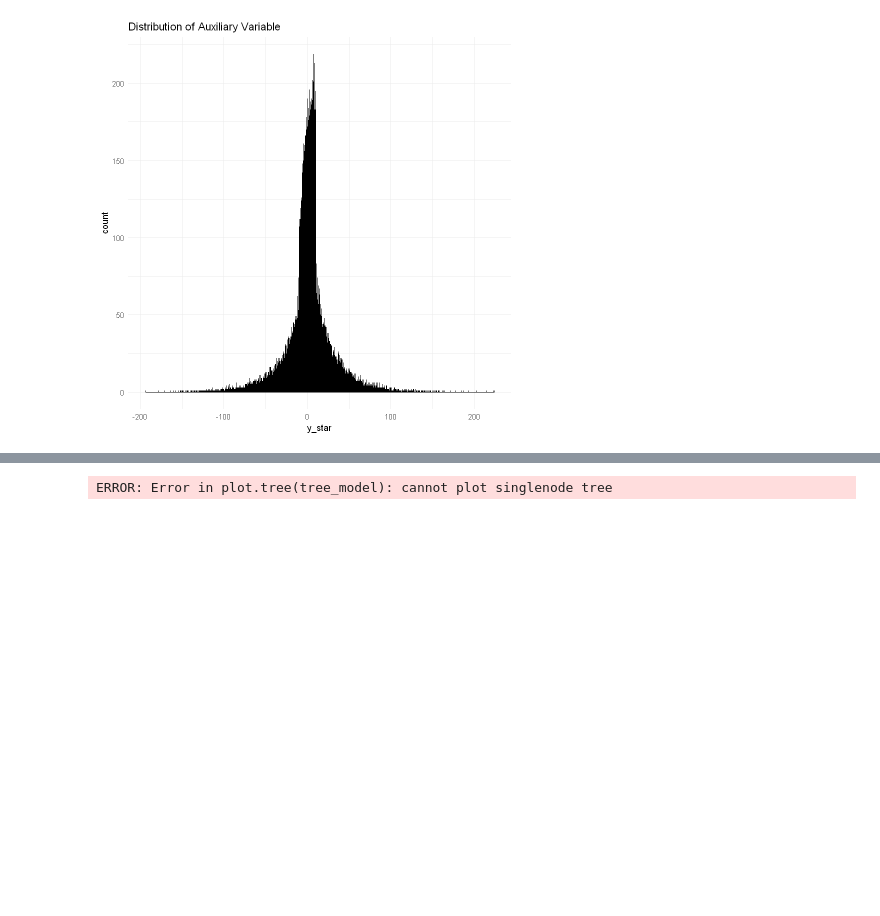
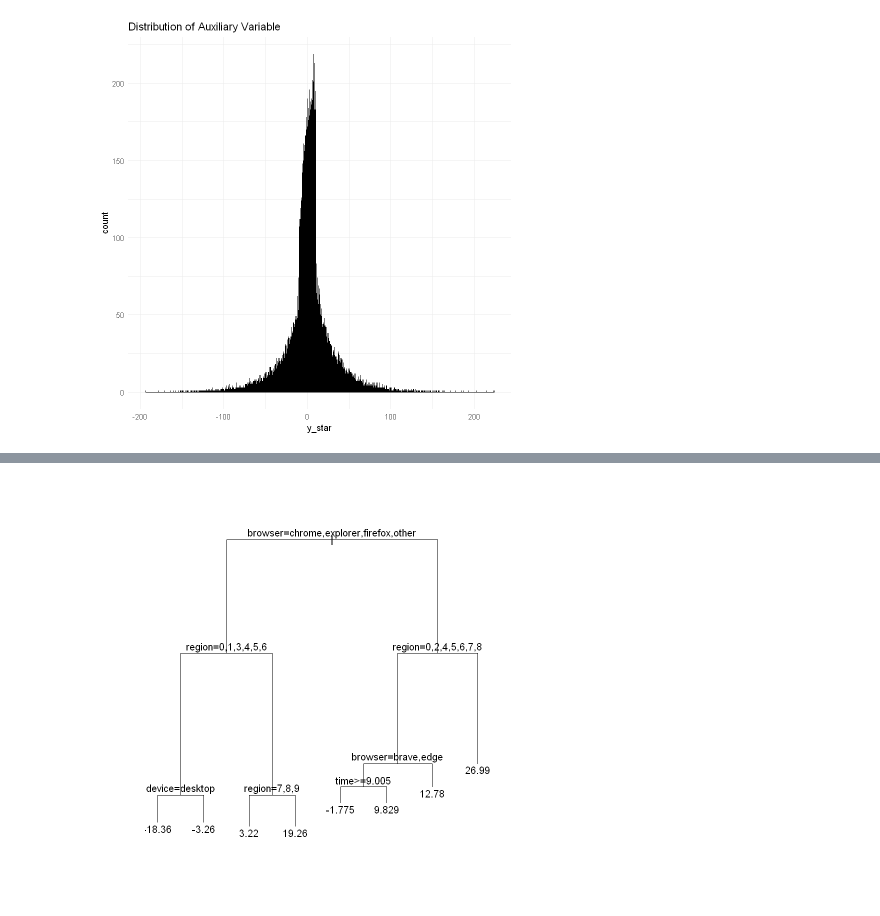
Before and after one commit to d2cml-ai/CausalAI-Course, a Jupyter notebook: Labs/PD/PD10/R.ipynb, the cells around one changed output, grey strips where cells are left out. Drawn from its saved outputs; the diff is of its cells as text; code cells hidden in the pictures; blank space fills up the shorter version.

```diff
--- a/Labs/PD/PD10/R.ipynb
+++ b/Labs/PD/PD10/R.ipynb
@@ -56,11 +112,13 @@ X <- c('time', 'device', 'browser', 'region')
+# %%
+X <- colnames(Xi)
 # %%
 # Load necessary packages
 # install.packages("ggplot2")
 library(ggplot2)
 
 # Fit the logistic regression model to predict propensity scores
-logistic_model <- glm(discount ~ ., data = df[,c(X,'discount')], family = binomial)
-df$pscore <- predict(logistic_model, df[X], type = "response")
+logistic_model <- glm(discount ~ ., data = df2[,c(X,'discount')], family = binomial)
+df$pscore <- predict(logistic_model, df2[X], type = "response")
 
 # Plot the histogram with ggplot2
 ggplot(df, aes(x = pscore, fill = as.factor(discount))) +
@@ -104,0 +225,7 @@ tree_model <- tree(y_star ~ .,
+# %%
+vars = df[,c("time", "device", "browser", "region", "y_star")]
+# %%
+library(rpart)
+
+tree_model <- rpart(y_star ~.,
+                   data = vars[1:100,])
@@ -105,4 +255,5 @@ tree_model <- tree(y_star ~ .,
 # %%
 plot(tree_model)
+text(tree_model, pretty = 0)
 # %% [output]
-ERROR: Error in plot.tree(tree_model): cannot plot singlenode tree
+[figure, added]
```
Also changed, not shown: parts of 36 cells of this notebook, 3 other files.
